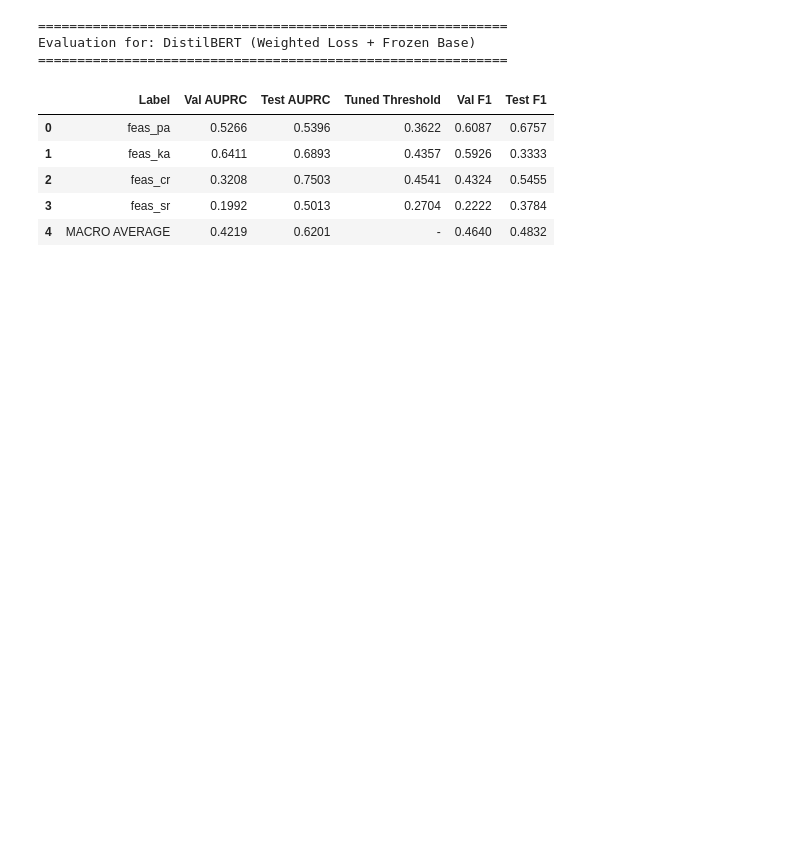
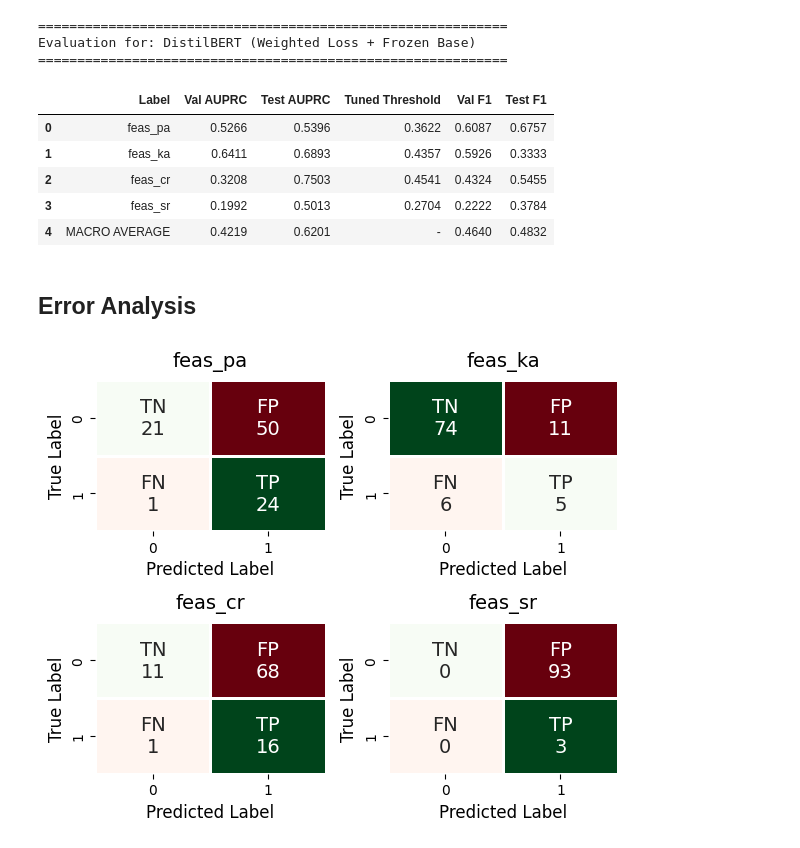
Before and after one commit to Jin1402/DSA4262-Anxiety, a Jupyter notebook: models/models.ipynb, the cells around one changed output. Cells and saved outputs as stored; diff of their text form; code cells hidden in the pictures; blank space fills up the shorter version.

Commit message:
error analysis

```diff
--- a/models/models.ipynb
+++ b/models/models.ipynb
@@ -859,19 +860,19 @@ TrainOutput(global_step=450, training_loss=0.33923990885416666, metrics={'train_
 # %%
 # Model 4 Prediction
-val_predictions = trainer2.predict(val_dataset)
-test_predictions = trainer2.predict(test_dataset)
+val_predictions2 = trainer2.predict(val_dataset)
+test_predictions2 = trainer2.predict(test_dataset)
 
 # Apply sigmoid to convert logits to probabilities
-y_prob_val_bert = 1 / (1 + np.exp(-val_predictions.predictions))
-y_prob_test_bert = 1 / (1 + np.exp(-test_predictions.predictions))
+y_prob_val_bert2 = 1 / (1 + np.exp(-val_predictions2.predictions))
+y_prob_test_bert2 = 1 / (1 + np.exp(-test_predictions2.predictions))
 
 # Evaluate
 df_results_bert_2 = evaluate_model(
     model_name="DistilBERT (Frozen Base Layers)",
     y_true_val=y_val,
-    y_prob_val=y_prob_val_bert,
+    y_prob_val=y_prob_val_bert2,
     y_true_test=y_test,
-    y_prob_test=y_prob_test_bert,
+    y_prob_test=y_prob_test_bert2,
     target_cols=TARGET_COLS
 )
 # %% [output]
@@ -1124,19 +1125,19 @@ TrainOutput(global_step=300, training_loss=1.144026387532552, metrics={'train_ru
 # %%
 # Model 6 Prediction
-val_predictions = trainer4.predict(val_dataset)
-test_predictions = trainer4.predict(test_dataset)
+val_predictions4 = trainer4.predict(val_dataset)
+test_predictions4 = trainer4.predict(test_dataset)
 
 # Apply sigmoid to convert logits to probabilities
-y_prob_val_bert = 1 / (1 + np.exp(-val_predictions.predictions))
-y_prob_test_bert = 1 / (1 + np.exp(-test_predictions.predictions))
+y_prob_val_bert4 = 1 / (1 + np.exp(-val_predictions4.predictions))
+y_prob_test_bert4 = 1 / (1 + np.exp(-test_predictions4.predictions))
 
 # Evaluate
 df_results_bert_4 = evaluate_model(
     model_name="DistilBERT (Weighted Loss + Frozen Base)",
     y_true_val=y_val,
-    y_prob_val=y_prob_val_bert,
+    y_prob_val=y_prob_val_bert4,
     y_true_test=y_test,
-    y_prob_test=y_prob_test_bert,
+    y_prob_test=y_prob_test_bert4,
     target_cols=TARGET_COLS
 )
 # %% [output]
@@ -1151,3 +1152,5 @@ Evaluation for: DistilBERT (Weighted Loss + Frozen Base)
 | 2 | feas_cr | 0.3208 | 0.7503 | 0.4541 | 0.4324 | 0.5455 |
 | 3 | feas_sr | 0.1992 | 0.5013 | 0.2704 | 0.2222 | 0.3784 |
 | 4 | MACRO AVERAGE | 0.4219 | 0.6201 | - | 0.4640 | 0.4832 |
+# %% [markdown]
+## Error Analysis
@@ -1153,0 +1224,4 @@ Evaluation for: DistilBERT (Weighted Loss + Frozen Base)
+# %%
+plot_confusion_matrix(y_prob_val_bert, df_results_bert, y_val)
+# %% [output]
+[figure, added]
```
Also changed, not shown: parts of 15 cells of this notebook.
